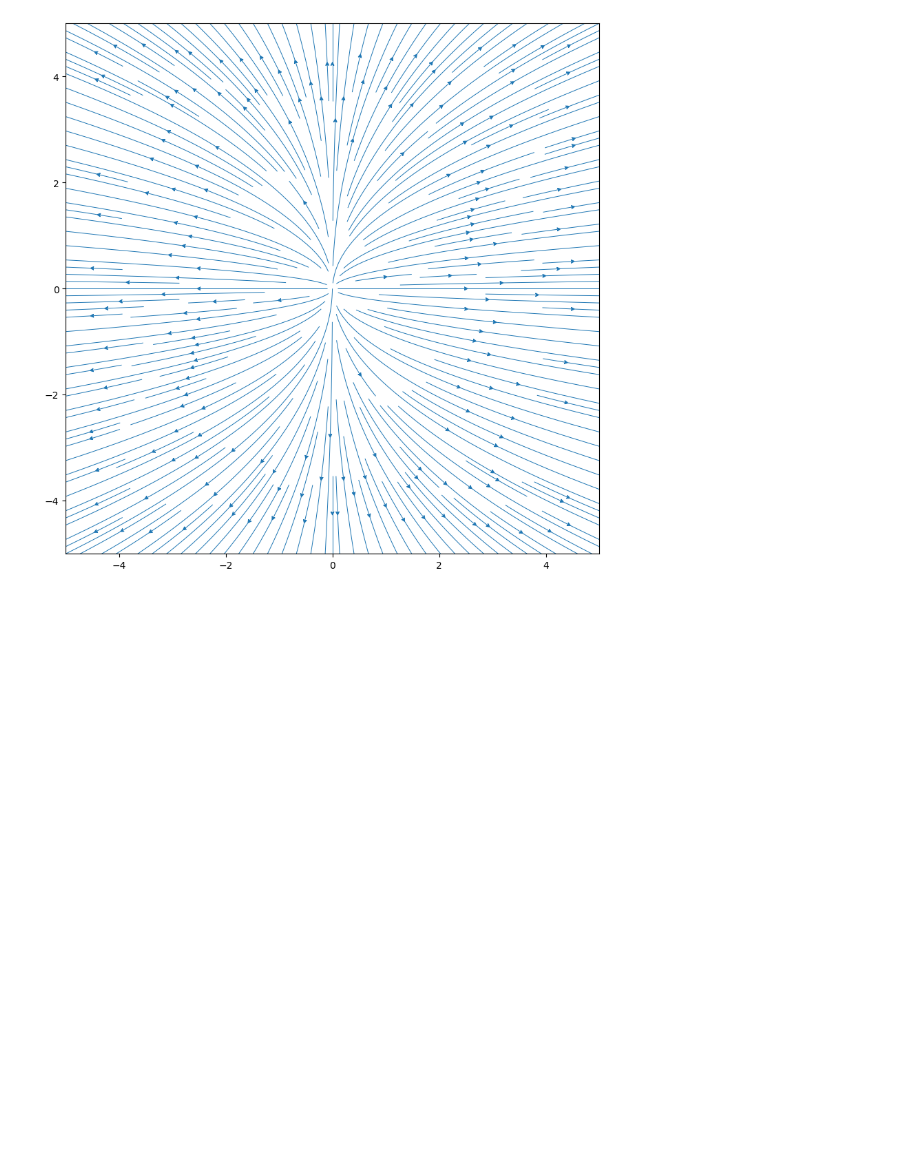
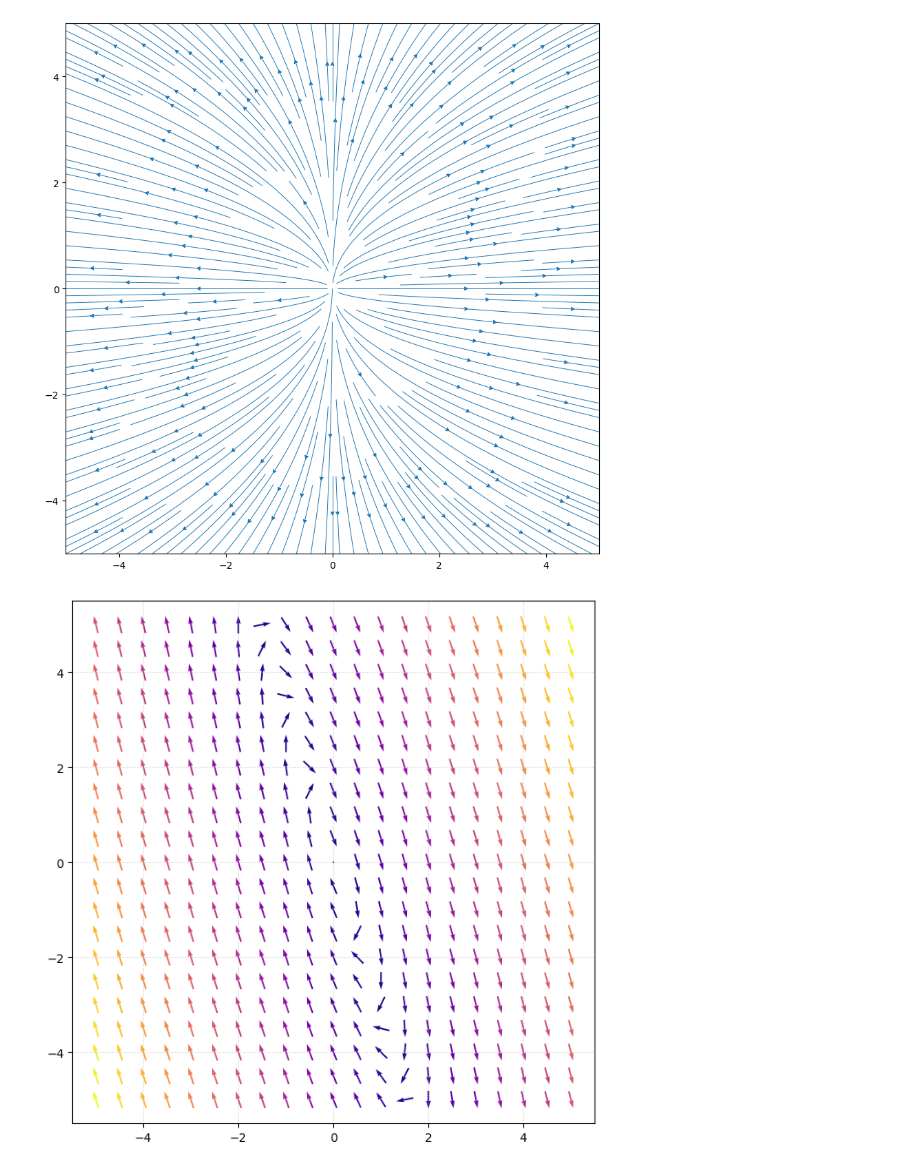
Before and after one commit to JackL1999/Math-675-Grad-Diff-EQ, a Jupyter notebook: HW_1_Graphs.ipynb, the cells around one changed output. Drawn from its saved outputs; the diff is of its cells as text; code cells hidden in the pictures; blank space fills up the shorter version.

```diff
--- a/HW_1_Graphs.ipynb
+++ b/HW_1_Graphs.ipynb
@@ -528,3 +528,44 @@ plt.ylim(-5, 5)
 # %% [output]
 (-5.0, 5.0)
 [figure]
+# %%
+import numpy as np
+import matplotlib.pyplot as plt
+
+# 1. Setup the grid
+x = np.linspace(-5, 5, 21) # Increase density for more arrows
+y = np.linspace(-5, 5, 21)
+X, Y = np.meshgrid(x, y)
+
+# 2. Define the system: x' = -x, y' = -5y
+U = (5 * X) + (2 * Y)
+V = (-17 * X) + (-5 * Y)
+
+# 3. Normalize the vectors (Wolfram Style)
+magnitude = np.sqrt(U**2 + V**2)
+U_norm = U / (magnitude + 1e-6)
+V_norm = V / (magnitude + 1e-6)
+
+# 4. Create the plot
+fig, ax = plt.subplots(figsize=(8, 8))
+
+q = ax.quiver(X, Y, U_norm, V_norm, magnitude,
+              cmap='plasma', pivot='mid', scale=30, width=0.003)
+
+# Add a colorbar for the original speed
+#fig.colorbar(q, label='Flow Speed (Magnitude)')
+
+# 5. Aesthetics
+#ax.set_title(r"Vector Field: $x' = -x, y' = -5y$", fontsize=16)
+#ax.set_xlabel('x', fontsize=12)
+#ax.set_ylabel('y', fontsize=12)
+#ax.axhline(0, color='black', lw=1, alpha=0.5)
+#ax.axvline(0, color='black', lw=1, alpha=0.5)
+ax.set_aspect('equal') # Keeps the grid square
+ax.grid(True, linestyle=':', alpha=0.6)
+
+plt.savefig("HW_1_Q1dVF.pdf", bbox_inches='tight')
+
+plt.show()
+# %% [output]
+[figure, added]
```
Also changed, not shown: parts of 1 cell of this notebook, 5 other files.
